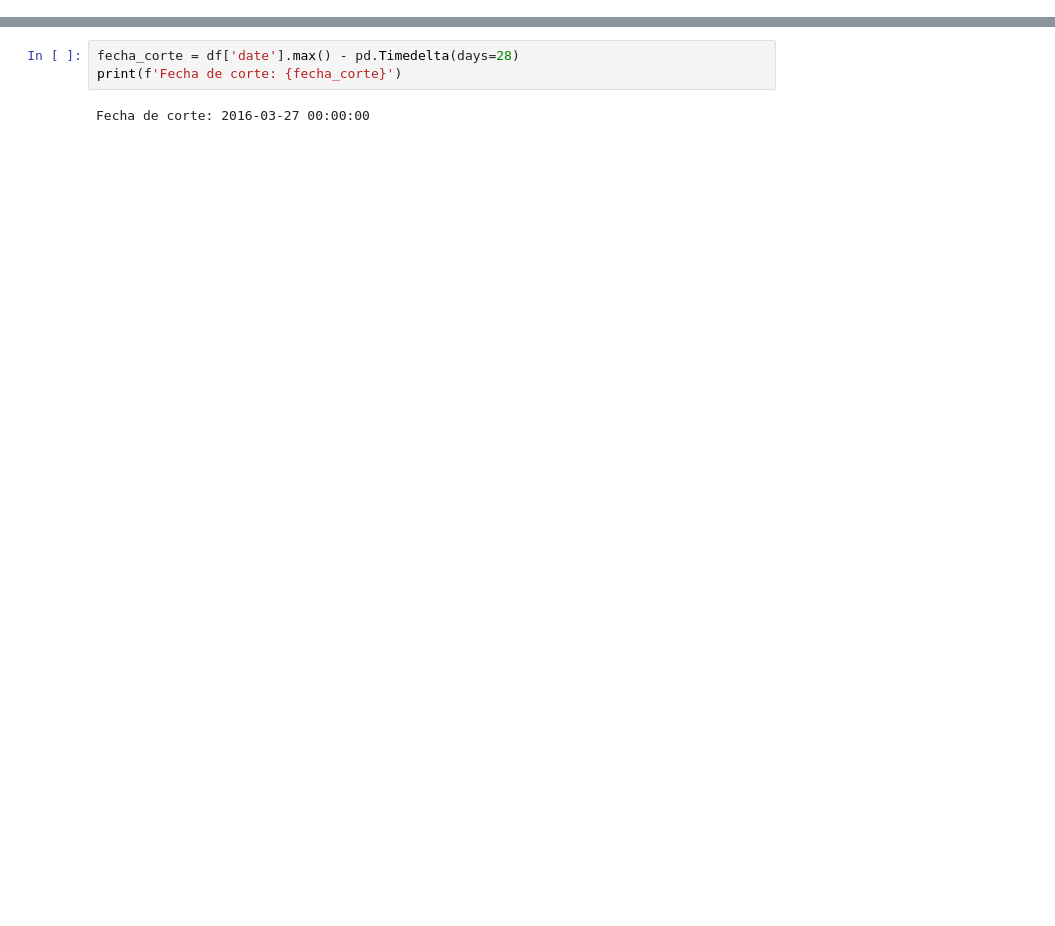
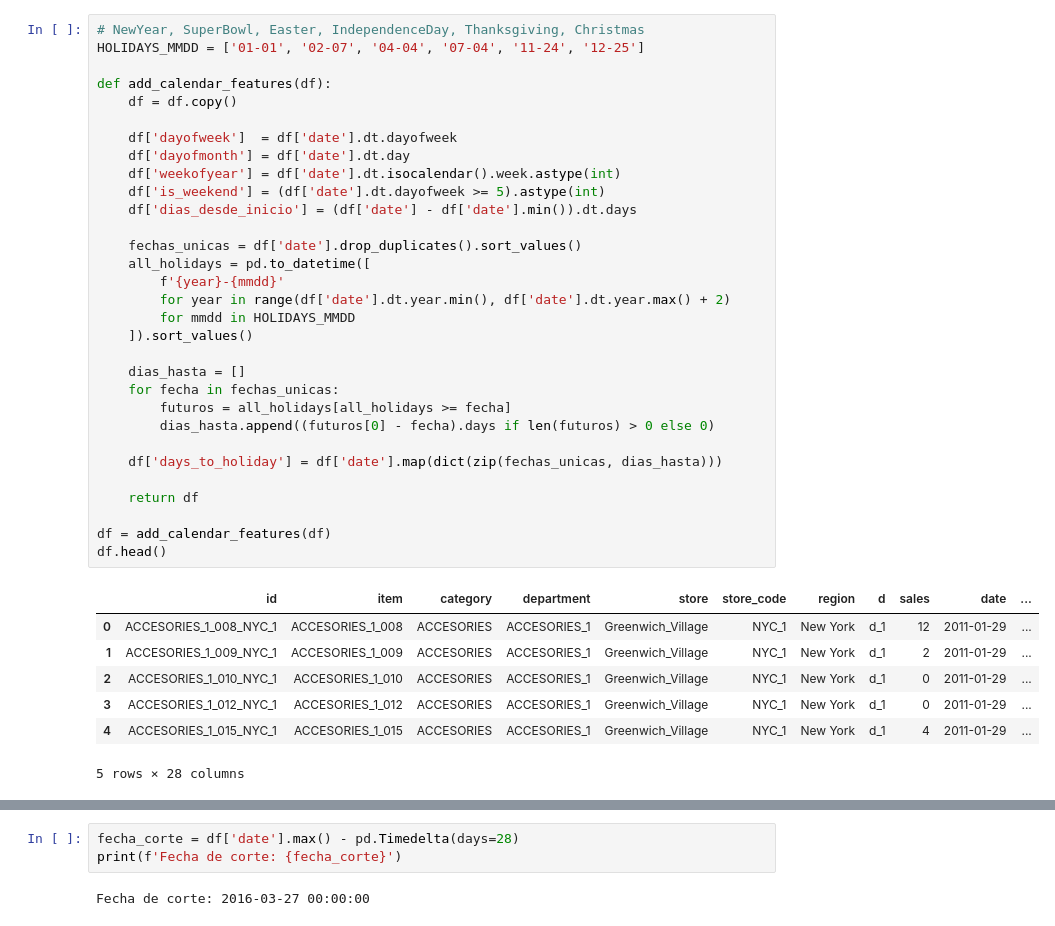
Before and after one commit to luciazarpe/TFM, a Jupyter notebook: modelizacion.ipynb, the cells around one changed output, grey strips where cells are left out. Drawn from its saved outputs; the diff is of its cells as text; blank space fills up the shorter version.

```diff
--- a/modelizacion.ipynb
+++ b/modelizacion.ipynb
@@ -94,0 +121,39 @@ Reservamos los últimos **28 días** como test, que es el horizonte de predicci
+# %%
+# NewYear, SuperBowl, Easter, IndependenceDay, Thanksgiving, Christmas
+HOLIDAYS_MMDD = ['01-01', '02-07', '04-04', '07-04', '11-24', '12-25']
+
+def add_calendar_features(df):
+    df = df.copy()
+
+    df['dayofweek']  = df['date'].dt.dayofweek
+    df['dayofmonth'] = df['date'].dt.day
+    df['weekofyear'] = df['date'].dt.isocalendar().week.astype(int)
+    df['is_weekend'] = (df['date'].dt.dayofweek >= 5).astype(int)
+    df['dias_desde_inicio'] = (df['date'] - df['date'].min()).dt.days
+
+    fechas_unicas = df['date'].drop_duplicates().sort_values()
+    all_holidays = pd.to_datetime([
+        f'{year}-{mmdd}'
+        for year in range(df['date'].dt.year.min(), df['date'].dt.year.max() + 2)
+        for mmdd in HOLIDAYS_MMDD
+    ]).sort_values()
+
+    dias_hasta = []
+    for fecha in fechas_unicas:
+        futuros = all_holidays[all_holidays >= fecha]
+        dias_hasta.append((futuros[0] - fecha).days if len(futuros) > 0 else 0)
+
+    df['days_to_holiday'] = df['date'].map(dict(zip(fechas_unicas, dias_hasta)))
+
+    return df
+
+df = add_calendar_features(df)
+df.head()
+# %% [output]
+|  | id | item | category | department | store | store_code | region | d | sales | date | ... |
+| 0 | ACCESORIES_1_008_NYC_1 | ACCESORIES_1_008 | ACCESORIES | ACCESORIES_1 | Greenwich_Village | NYC_1 | New York | d_1 | 12 | 2011-01-29 | ... |
+| 1 | ACCESORIES_1_009_NYC_1 | ACCESORIES_1_009 | ACCESORIES | ACCESORIES_1 | Greenwich_Village | NYC_1 | New York | d_1 | 2 | 2011-01-29 | ... |
+| 2 | ACCESORIES_1_010_NYC_1 | ACCESORIES_1_010 | ACCESORIES | ACCESORIES_1 | Greenwich_Village | NYC_1 | New York | d_1 | 0 | 2011-01-29 | ... |
+| 3 | ACCESORIES_1_012_NYC_1 | ACCESORIES_1_012 | ACCESORIES | ACCESORIES_1 | Greenwich_Village | NYC_1 | New York | d_1 | 0 | 2011-01-29 | ... |
+| 4 | ACCESORIES_1_015_NYC_1 | ACCESORIES_1_015 | ACCESORIES | ACCESORIES_1 | Greenwich_Village | NYC_1 | New York | d_1 | 4 | 2011-01-29 | ... |
+5 rows × 28 columns
```
Also changed, not shown: parts of 56 cells of this notebook.
